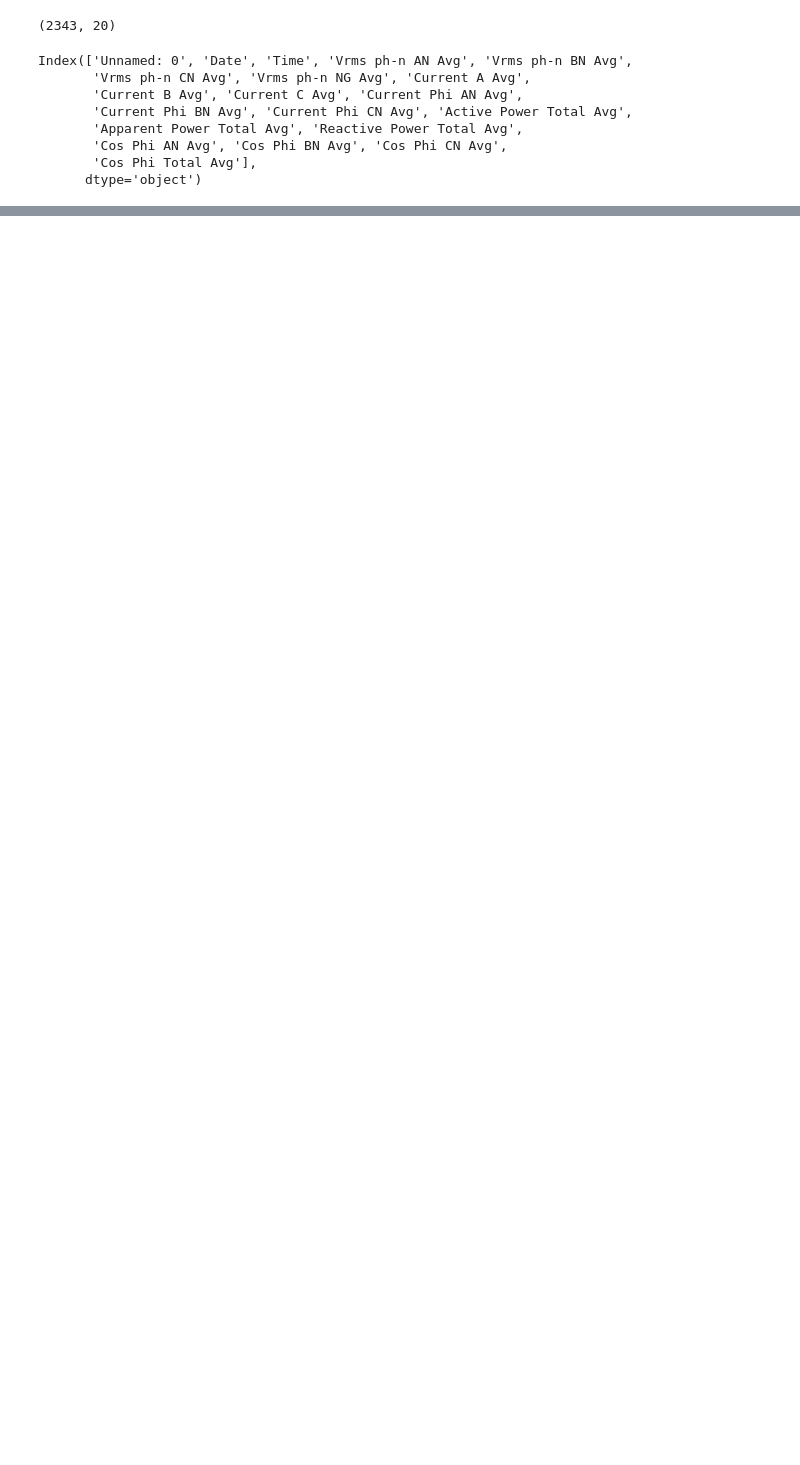
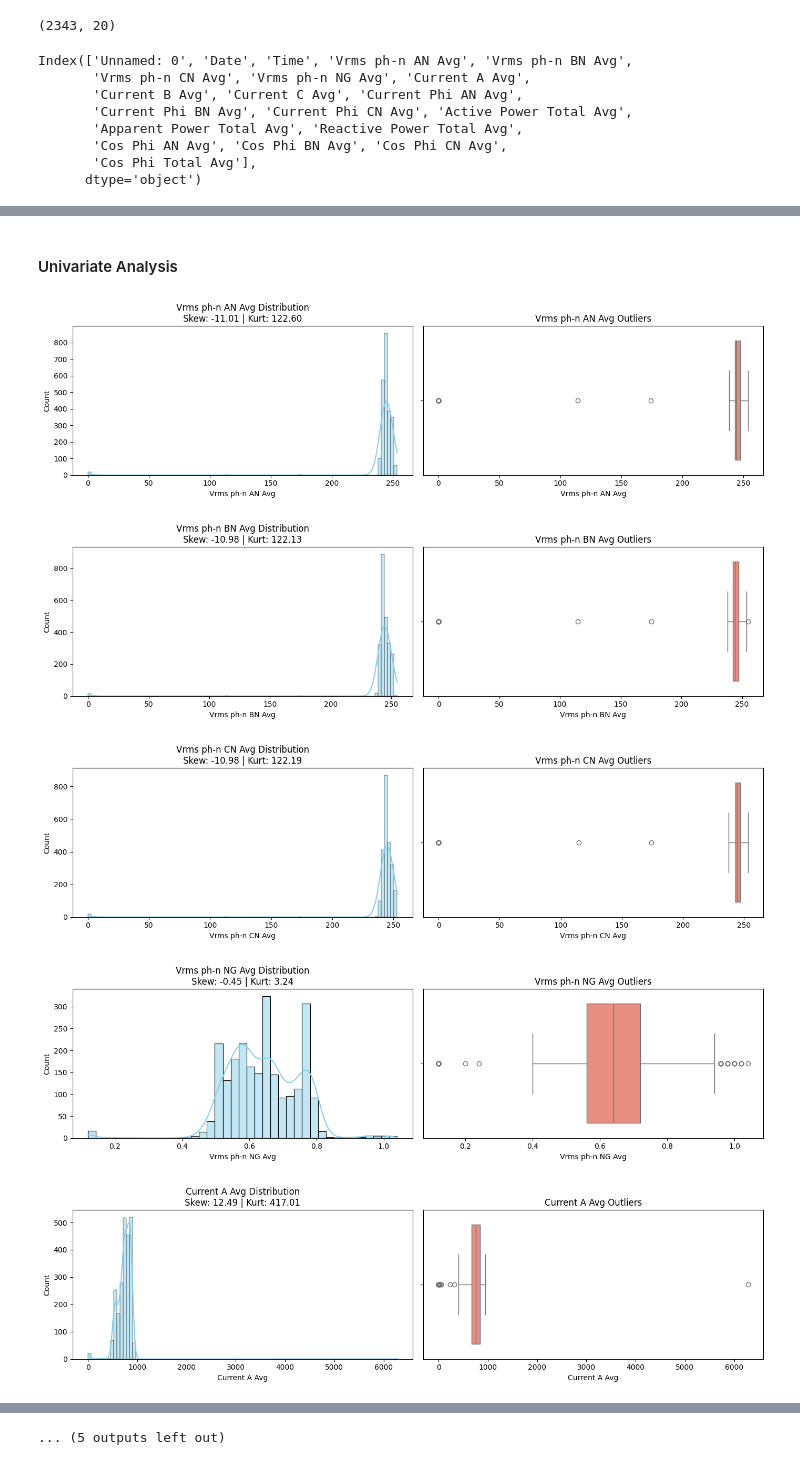
Before and after one commit to RoyalDhee/ML_Projects, a Jupyter notebook: power_quality_meter.ipynb, the cells around one changed output, grey strips where cells are left out. Cells and saved outputs as stored; diff of their text form; code cells hidden in the pictures; blank space fills up the shorter version.

```diff
--- a/power_quality_meter.ipynb
+++ b/power_quality_meter.ipynb
@@ -56,0 +69,3 @@ Index(['Unnamed: 0', 'Date', 'Time', 'Vrms ph-n AN Avg', 'Vrms ph-n BN Avg',
+# %%
+# Create Duplicate dataset
+df = meter.copy()
@@ -56,0 +193,14 @@ Index(['Unnamed: 0', 'Date', 'Time', 'Vrms ph-n AN Avg', 'Vrms ph-n BN Avg',
+# %%
+# Explicitly define the format:
+# %Y-%m-%d = Date
+# %I:%M:%S = 12-hour time
+# %p = AM/PM
+# .%f = Milliseconds
+df['Timestamp'] = pd.to_datetime(
+    df['Date'] + ' ' + df['Time'],
+    format='%Y-%m-%d %I:%M:%S %p.%f'
+)
+
+# Now proceed with the rest
+df_raw = df.drop(columns=['Unnamed: 0', 'Date', 'Time']).sort_values('Timestamp')
+print("✅ Timestamp successfully parsed!")
@@ -56,0 +221,33 @@ Index(['Unnamed: 0', 'Date', 'Time', 'Vrms ph-n AN Avg', 'Vrms ph-n BN Avg',
+# %% [markdown]
+#### Univariate Analysis
+# %%
+def univariate_report(df):
+    cols = df.select_dtypes(include=['number']).columns
+    for col in cols:
+        # Calculate Statistics
+        print(f" Feature: {col}")
+        print("="*40)
+        print(df[col].describe().to_frame())
+        s = skew(df[col])
+        k = kurtosis(df[col])
+
+        fig, axes = plt.subplots(1, 2, figsize=(14, 4))
+
+        # Histogram + KDE
+        sns.histplot(df[col], kde=True, ax=axes[0], color='skyblue')
+        axes[0].set_title(f'{col} Distribution\nSkew: {s:.2f} | Kurt: {k:.2f}')
+
+        # Boxplot to see outliers
+        sns.boxplot(x=df[col], ax=axes[1], color='salmon')
+        axes[1].set_title(f'{col} Outliers')
+
+        plt.tight_layout()
+        plt.show()
+# %%
+univariate_report(df_raw)
+# %% [output]
+[figure, added]
+[figure, added]
+[figure, added]
+[figure, added]
+[figure, added]
@@ -56,0 +261 @@ Index(['Unnamed: 0', 'Date', 'Time', 'Vrms ph-n AN Avg', 'Vrms ph-n BN Avg',
+... (5 outputs left out)
```
Also changed, not shown: parts of 11 cells of this notebook.
